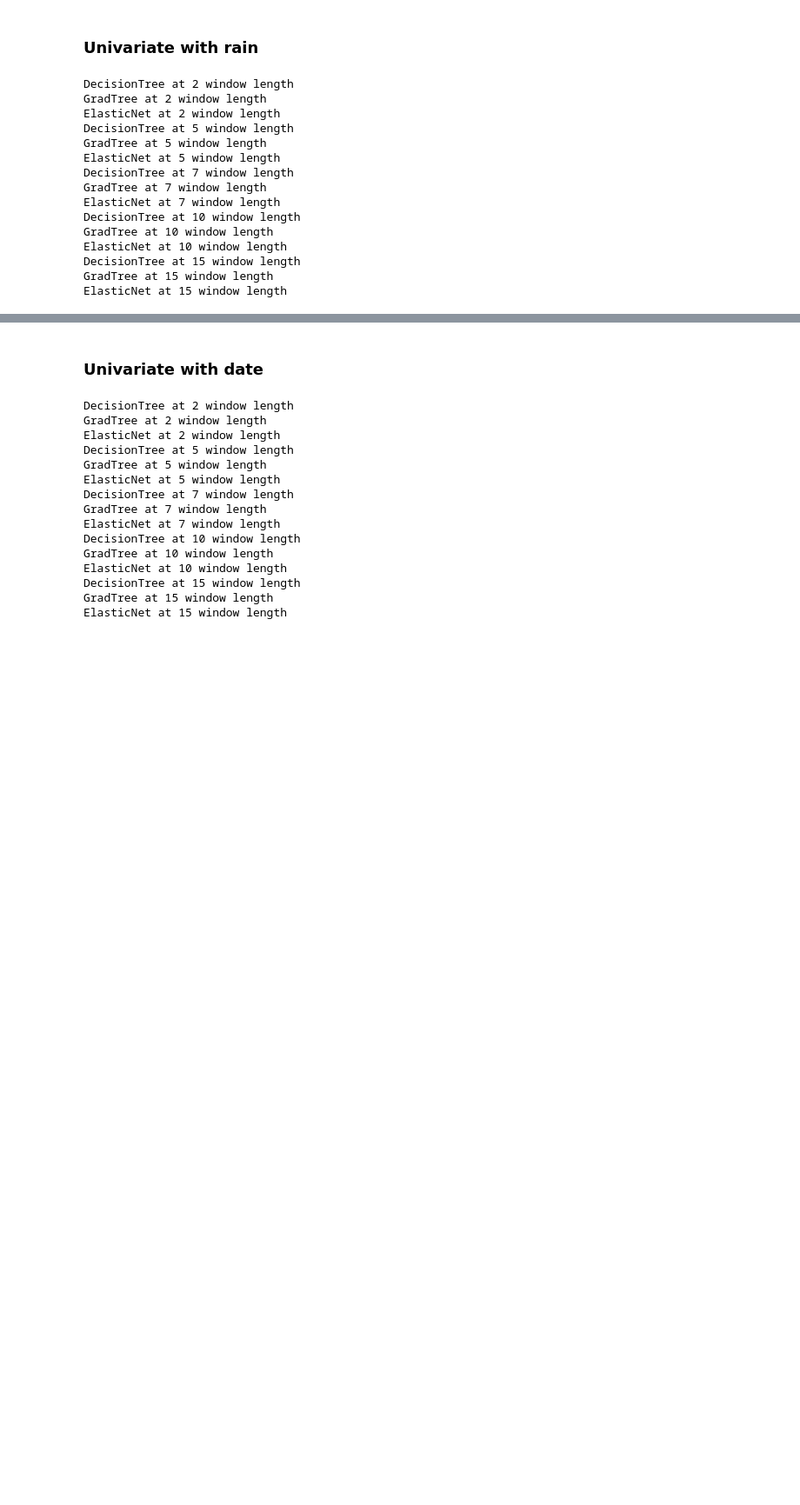
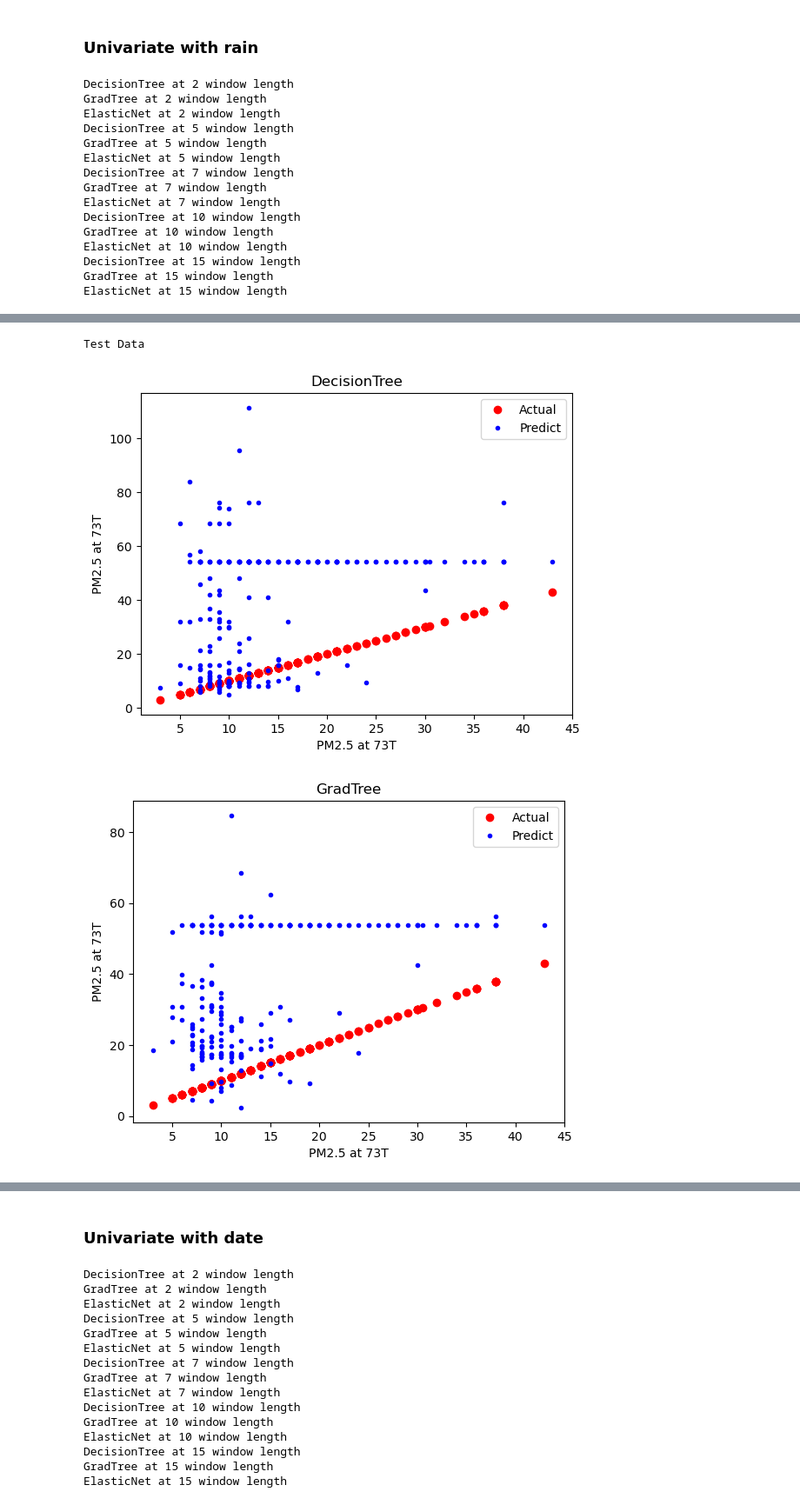
Before and after one commit to men31/DataMining_PM2_5, a Jupyter notebook: PM25_Coding/Modeling/Modeling_Time_series.ipynb, the cells around one changed output, grey strips where cells are left out. Shown at 87% size. Drawn from its saved outputs; the diff is of its cells as text; code cells hidden in the pictures; blank space fills up the shorter version.

```diff
--- a/PM25_Coding/Modeling/Modeling_Time_series.ipynb
+++ b/PM25_Coding/Modeling/Modeling_Time_series.ipynb
@@ -218,0 +235,7 @@ Adjusted R square: -0.07016083279047125
+# %%
+print('Test Data')
+plot_result(test_dict, various_timestep, 2, X_test_plot)
+# %% [output]
+Test Data
+[figure, added]
+[figure, added]
```
Also changed, not shown: parts of 15 cells of this notebook, 8 other files.
